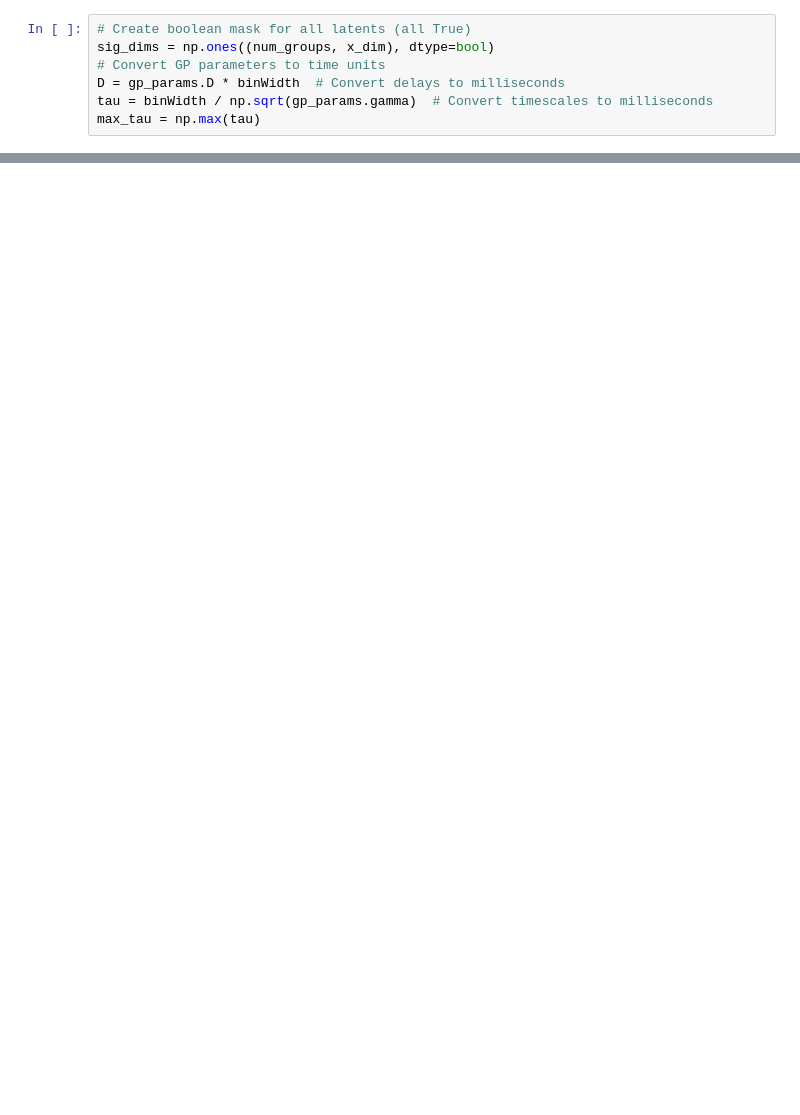
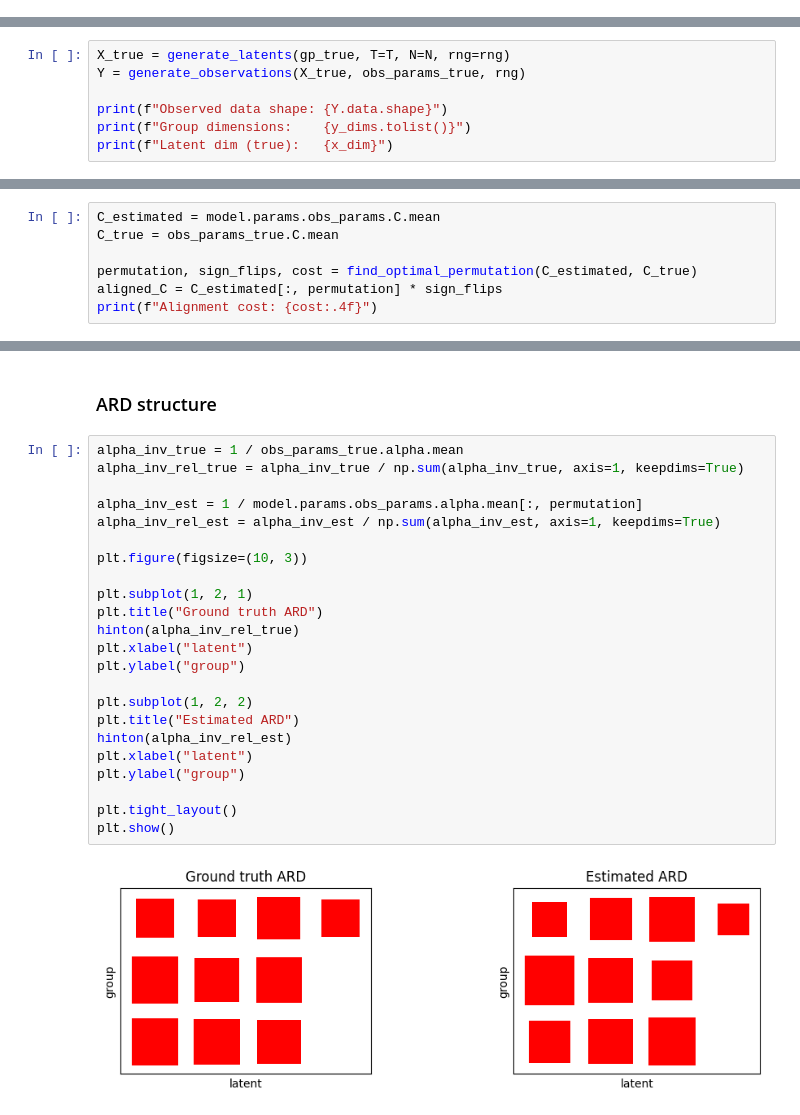
Before and after one commit to egokcen/latents, a Jupyter notebook: notebooks/demo_mdlag.ipynb, the cells around one changed output, grey strips where cells are left out. Drawn from its saved outputs; the diff is of its cells as text; blank space fills up the shorter version.

```diff
--- a/notebooks/demo_mdlag.ipynb
+++ b/notebooks/demo_mdlag.ipynb
@@ -161,7 +0,0 @@ plt.show()
-# %%
-# Create boolean mask for all latents (all True)
-sig_dims = np.ones((num_groups, x_dim), dtype=bool)
-# Convert GP parameters to time units
-D = gp_params.D * binWidth  # Convert delays to milliseconds
-tau = binWidth / np.sqrt(gp_params.gamma)  # Convert timescales to milliseconds
-max_tau = np.max(tau)
@@ -226,0 +102,7 @@ Parameters can be easily inferred outside of the fitting procedure, as needed.
+# %%
+X_true = generate_latents(gp_true, T=T, N=N, rng=rng)
+Y = generate_observations(X_true, obs_params_true, rng)
+
+print(f"Observed data shape: {Y.data.shape}")
+print(f"Group dimensions:    {y_dims.tolist()}")
+print(f"Latent dim (true):   {x_dim}")
@@ -226,0 +196,7 @@ Parameters can be easily inferred outside of the fitting procedure, as needed.
+# %%
+C_estimated = model.params.obs_params.C.mean
+C_true = obs_params_true.C.mean
+
+permutation, sign_flips, cost = find_optimal_permutation(C_estimated, C_true)
+aligned_C = C_estimated[:, permutation] * sign_flips
+print(f"Alignment cost: {cost:.4f}")
@@ -226,0 +225,27 @@ Parameters can be easily inferred outside of the fitting procedure, as needed.
+# %% [markdown]
+### ARD structure
+# %%
+alpha_inv_true = 1 / obs_params_true.alpha.mean
+alpha_inv_rel_true = alpha_inv_true / np.sum(alpha_inv_true, axis=1, keepdims=True)
+
+alpha_inv_est = 1 / model.params.obs_params.alpha.mean[:, permutation]
+alpha_inv_rel_est = alpha_inv_est / np.sum(alpha_inv_est, axis=1, keepdims=True)
+
+plt.figure(figsize=(10, 3))
+
+plt.subplot(1, 2, 1)
+plt.title("Ground truth ARD")
+hinton(alpha_inv_rel_true)
+plt.xlabel("latent")
+plt.ylabel("group")
+
+plt.subplot(1, 2, 2)
+plt.title("Estimated ARD")
+hinton(alpha_inv_rel_est)
+plt.xlabel("latent")
+plt.ylabel("group")
+
+plt.tight_layout()
+plt.show()
+# %% [output]
+[figure, added]
```
Also changed, not shown: parts of 54 cells of this notebook.
